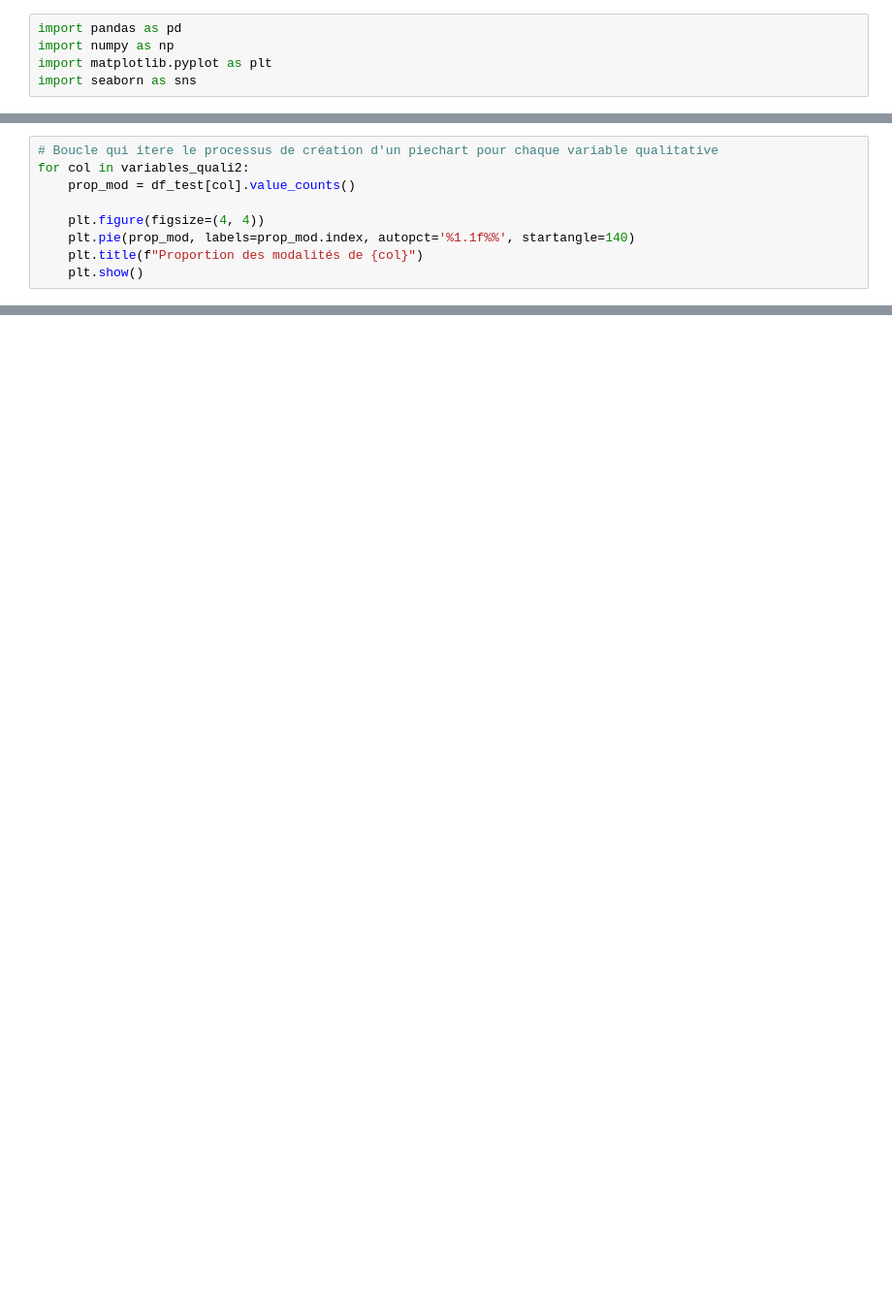
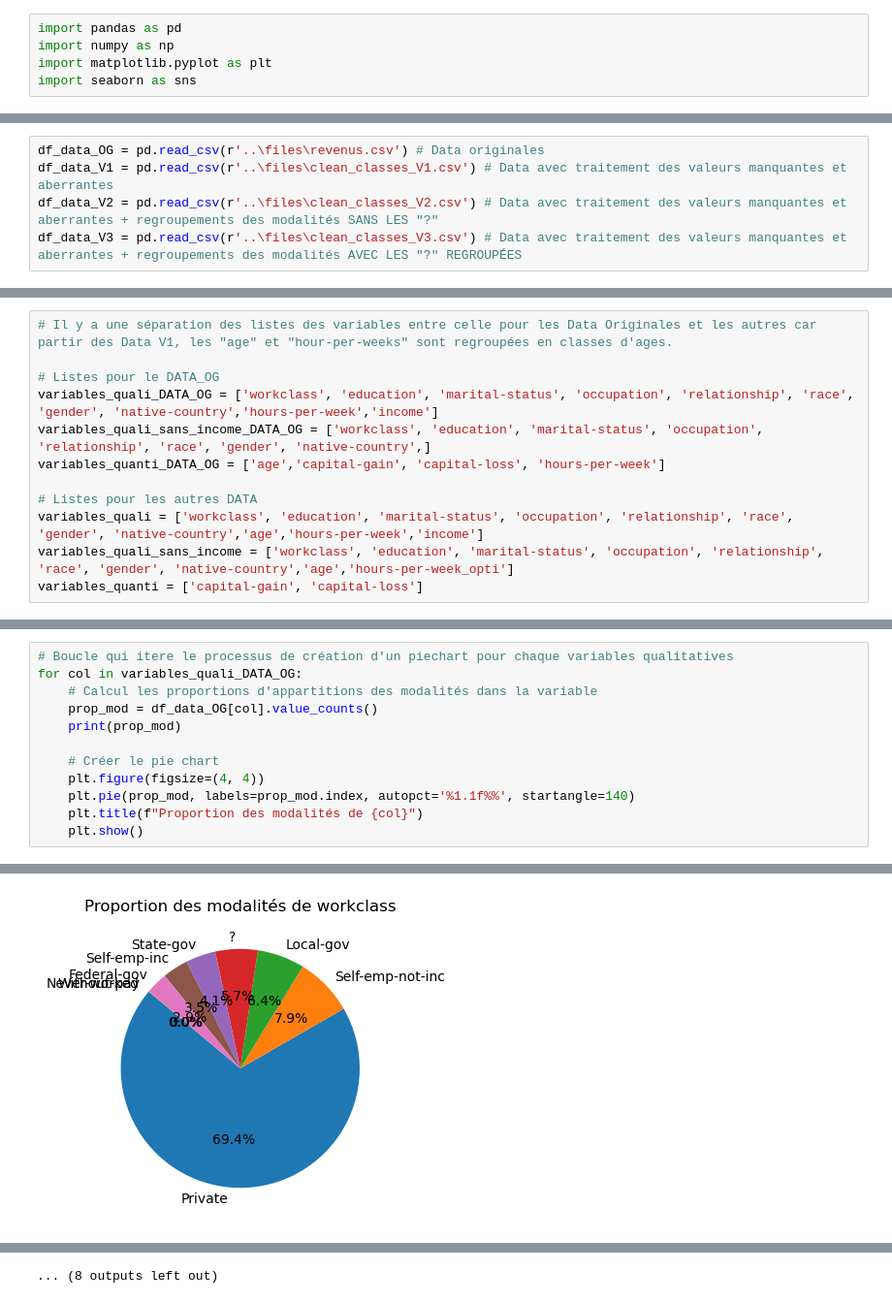
Before and after one commit to Jadorlo/Scoring, a Jupyter notebook: Premier_Cycle/Stat_desc.ipynb, the cells around one changed output, grey strips where cells are left out. Shown at 97% size. Cells and saved outputs as stored; diff of their text form; blank space fills up the shorter version.

```diff
--- a/Premier_Cycle/Stat_desc.ipynb
+++ b/Premier_Cycle/Stat_desc.ipynb
@@ -122,9 +7,0 @@ Graph Quali
-# %%
-# Boucle qui itere le processus de création d'un piechart pour chaque variable qualitative
-for col in variables_quali2:
-    prop_mod = df_test[col].value_counts()
-
-    plt.figure(figsize=(4, 4))
-    plt.pie(prop_mod, labels=prop_mod.index, autopct='%1.1f%%', startangle=140)
-    plt.title(f"Proportion des modalités de {col}")
-    plt.show()
@@ -221,0 +10,5 @@ KeyError: '<=50K'
+# %%
+df_data_OG = pd.read_csv(r'..\files\revenus.csv') # Data originales
+df_data_V1 = pd.read_csv(r'..\files\clean_classes_V1.csv') # Data avec traitement des valeurs manquantes et aberrantes
+df_data_V2 = pd.read_csv(r'..\files\clean_classes_V2.csv') # Data avec traitement des valeurs manquantes et aberrantes + regroupements des modalités SANS LES "?"
+df_data_V3 = pd.read_csv(r'..\files\clean_classes_V3.csv') # Data avec traitement des valeurs manquantes et aberrantes + regroupements des modalités AVEC LES "?" REGROUPÉES
@@ -221,0 +17,12 @@ KeyError: '<=50K'
+# %%
+# Il y a une séparation des listes des variables entre celle pour les Data Originales et les autres car partir des Data V1, les "age" et "hour-per-weeks" sont regroupées en classes d'ages.
+
+# Listes pour le DATA_OG
+variables_quali_DATA_OG = ['workclass', 'education', 'marital-status', 'occupation', 'relationship', 'race', 'gender', 'native-country','hours-per-week','income']
+variables_quali_sans_income_DATA_OG = ['workclass', 'education', 'marital-status', 'occupation', 'relationship', 'race', 'gender', 'native-country',]
+variables_quanti_DATA_OG = ['age','capital-gain', 'capital-loss', 'hours-per-week']
+
+# Listes pour les autres DATA
+variables_quali = ['workclass', 'education', 'marital-status', 'occupation', 'relationship', 'race', 'gender', 'native-country','age','hours-per-week','income']
+variables_quali_sans_income = ['workclass', 'education', 'marital-status', 'occupation', 'relationship', 'race', 'gender', 'native-country','age','hours-per-week_opti']
+variables_quanti = ['capital-gain', 'capital-loss']
@@ -221,0 +33,13 @@ KeyError: '<=50K'
+# %%
+# Boucle qui itere le processus de création d'un piechart pour chaque variables qualitatives
+for col in variables_quali_DATA_OG:
+    # Calcul les proportions d'appartitions des modalités dans la variable
+    prop_mod = df_data_OG[col].value_counts()
+    print(prop_mod)
+
+    # Créer le pie chart
+    plt.figure(figsize=(4, 4))
+    plt.pie(prop_mod, labels=prop_mod.index, autopct='%1.1f%%', startangle=140)
+    plt.title(f"Proportion des modalités de {col}")
+    plt.show()
+# %% [output]
@@ -221,0 +56 @@ KeyError: '<=50K'
+[figure, added]
@@ -221,0 +116 @@ KeyError: '<=50K'
+... (8 outputs left out)
```
Also changed, not shown: parts of 48 cells of this notebook.
